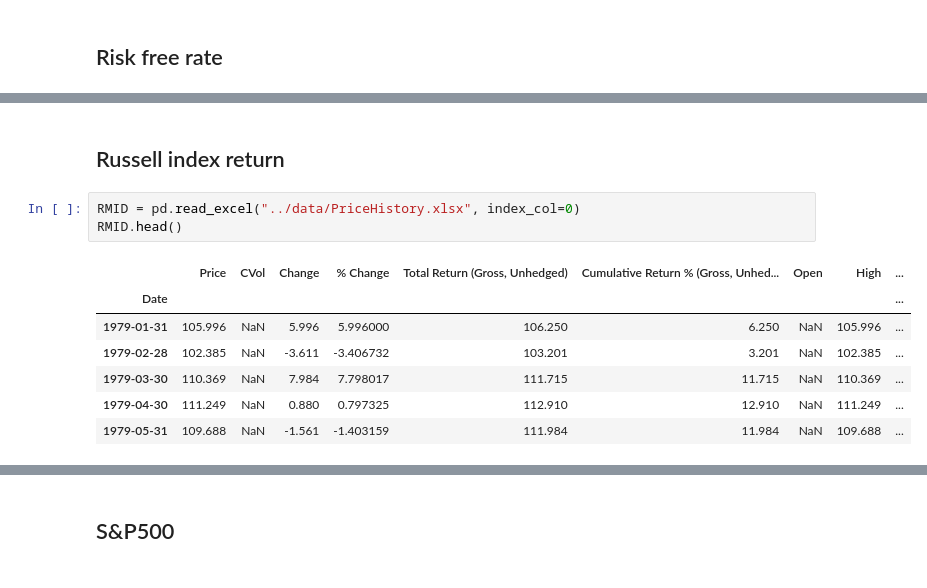
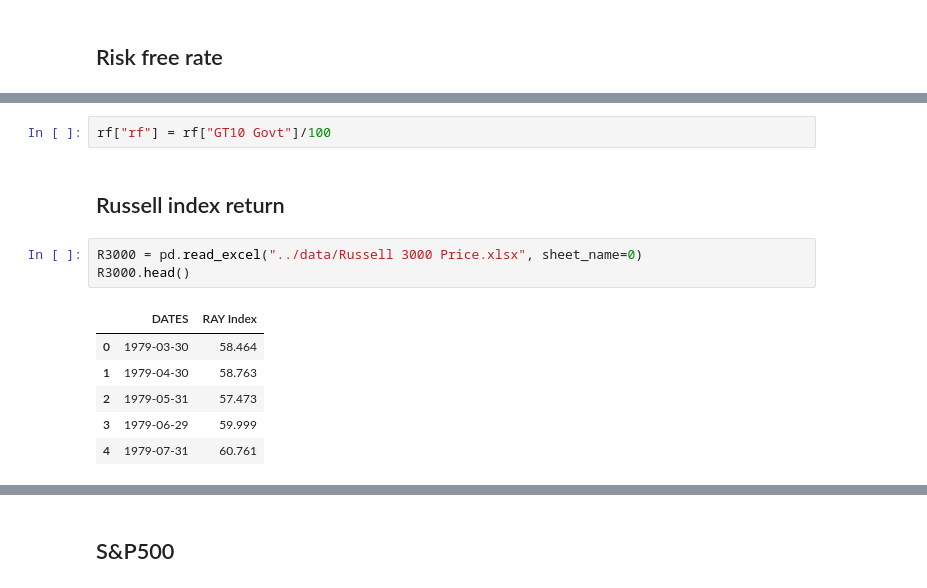
Before and after one commit to Zixin730/heartland_project, a Jupyter notebook: analyze/2_cal_coe.ipynb, the cells around one changed output, grey strips where cells are left out. Cells and saved outputs as stored; diff of their text form.

```diff
--- a/analyze/2_cal_coe.ipynb
+++ b/analyze/2_cal_coe.ipynb
@@ -56,13 +63,14 @@ rf.head()
+# %%
+rf["rf"] = rf["GT10 Govt"]/100
 # %% [markdown]
 ## Russell index return
 # %%
-RMID = pd.read_excel("../data/PriceHistory.xlsx", index_col=0)
-RMID.head()
+R3000 = pd.read_excel("../data/Russell 3000 Price.xlsx", sheet_name=0)
+R3000.head()
 # %% [output]
-|  | Price | CVol | Change | % Change | Total Return (Gross, Unhedged) | Cumulative Return % (Gross, Unhed... | Open | High | ... |
-| Date |  |  |  |  |  |  |  |  | ... |
-| 1979-01-31 | 105.996 | NaN | 5.996 | 5.996000 | 106.250 | 6.250 | NaN | 105.996 | ... |
-| 1979-02-28 | 102.385 | NaN | -3.611 | -3.406732 | 103.201 | 3.201 | NaN | 102.385 | ... |
-| 1979-03-30 | 110.369 | NaN | 7.984 | 7.798017 | 111.715 | 11.715 | NaN | 110.369 | ... |
-| 1979-04-30 | 111.249 | NaN | 0.880 | 0.797325 | 112.910 | 12.910 | NaN | 111.249 | ... |
-| 1979-05-31 | 109.688 | NaN | -1.561 | -1.403159 | 111.984 | 11.984 | NaN | 109.688 | ... |
+|  | DATES | RAY Index |
+| 0 | 1979-03-30 | 58.464 |
+| 1 | 1979-04-30 | 58.763 |
+| 2 | 1979-05-31 | 57.473 |
+| 3 | 1979-06-29 | 59.999 |
+| 4 | 1979-07-31 | 60.761 |
```
Also changed, not shown: parts of 35 cells of this notebook, 2 other files.
